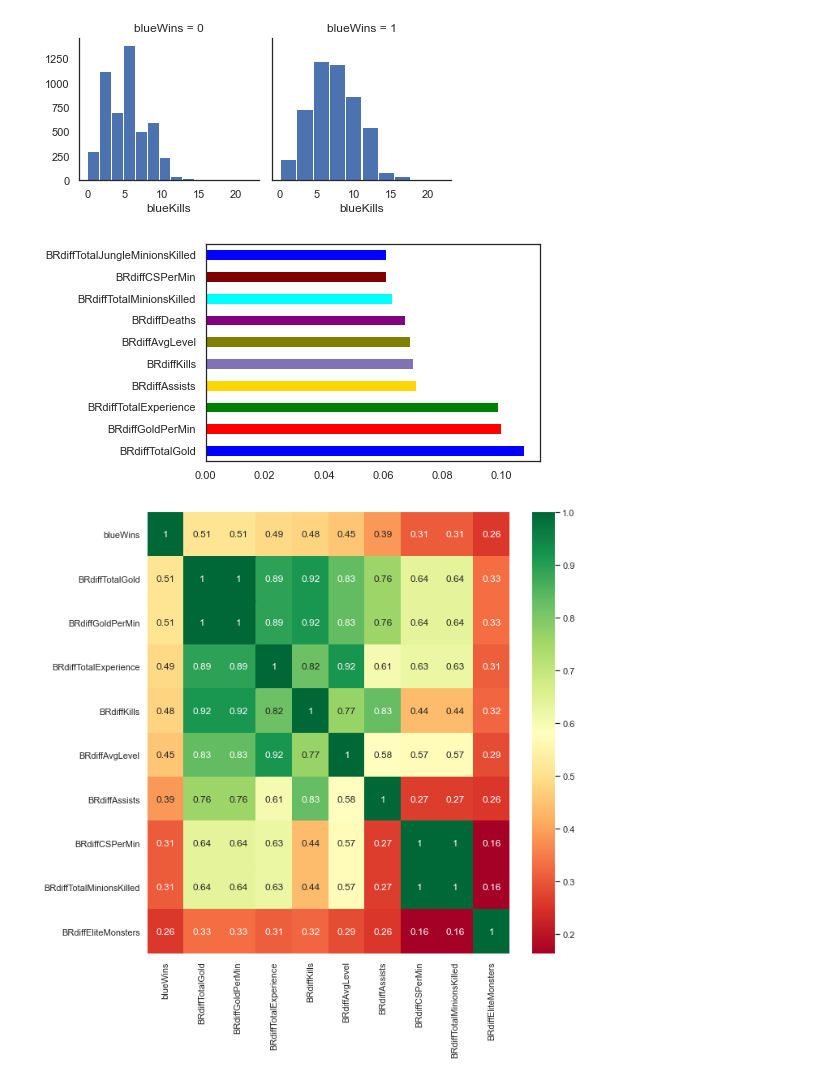
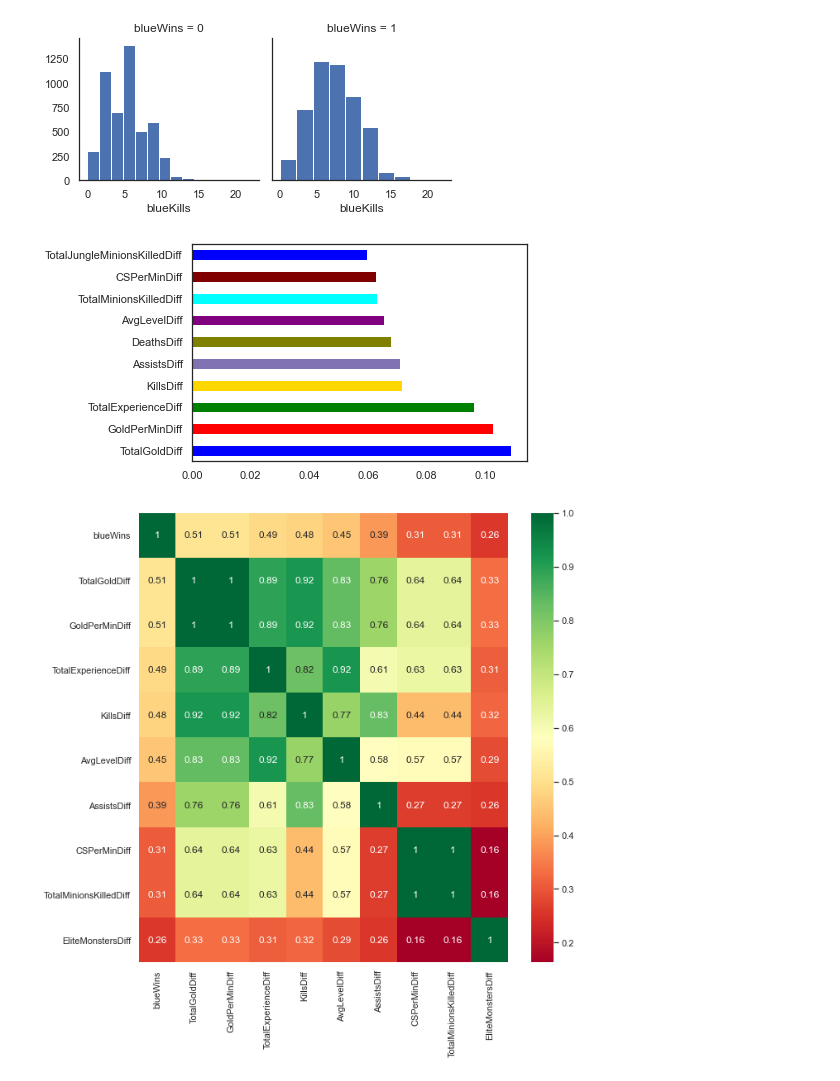
Before and after one commit to gregor-ovsenjak/League_of_Legends_predictor, a Jupyter notebook: Explore.ipynb, the cells around one changed output. Drawn from its saved outputs; the diff is of its cells as text; code cells hidden in the pictures.

```diff
--- a/Explore.ipynb
+++ b/Explore.ipynb
@@ -40,14 +43,14 @@ g2 = g3.map(plt.hist,"blueKills")
 [figure]
 # %%
 target = data['blueWins']
-data_1 = BlueRedSubstraction(data)
+data_1 = BlueRedSubstraction(data) #spremenjeni podatki
 data_2 = pd.concat([data_1,target],axis = 1)
 features = FeatImp(data_2)
 features.tree_selection(target_name = "blueWins")
 features.corr_matrix(target_name = "blueWins")
 ''' Opazim, da imata TotalGold ter GoldPerMin cisto iste korelacije, zato sem šel pogledat vrednosti stolpcev, ter ugotovil da se razlikujeta le
 v enem faktorju. Mislim, da se lahko znebim featura GoldPerMin. Enako velja za CSPerMin.'''
-data_3 = data_2.drop(["BRdiffGoldPerMin","blueWins","BRdiffCSPerMin"],axis = 1)
+data_3 = data_2.drop(["GoldPerMinDiff","blueWins","CSPerMinDiff"],axis = 1) # ovržem nekatere podobne stolpce,ter target stolpec
 # %% [output]
-[figure, old version]
+[figure, new version]
-[figure, old version]
+[figure, new version]
```
Also changed, not shown: parts of 4 cells of this notebook.
